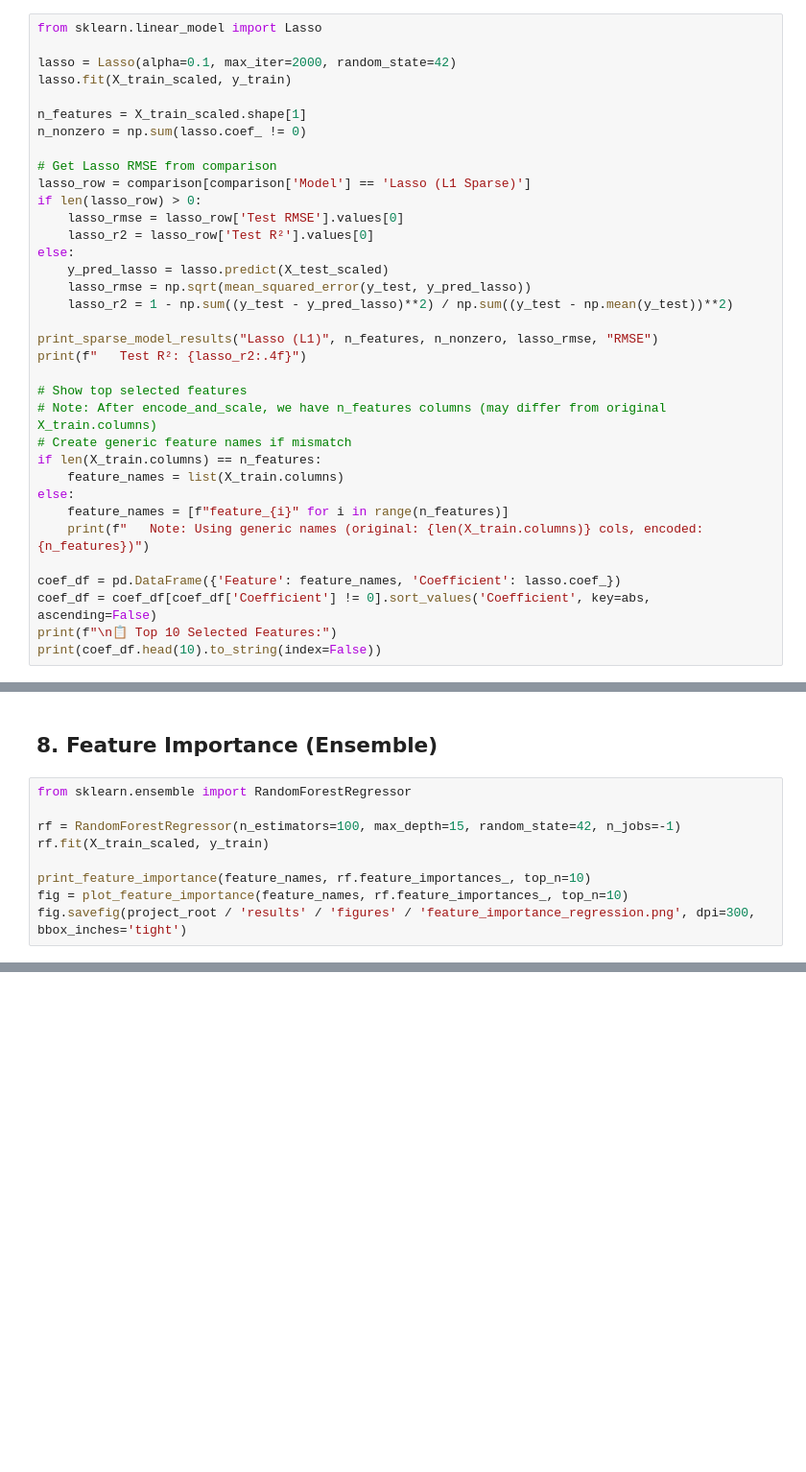
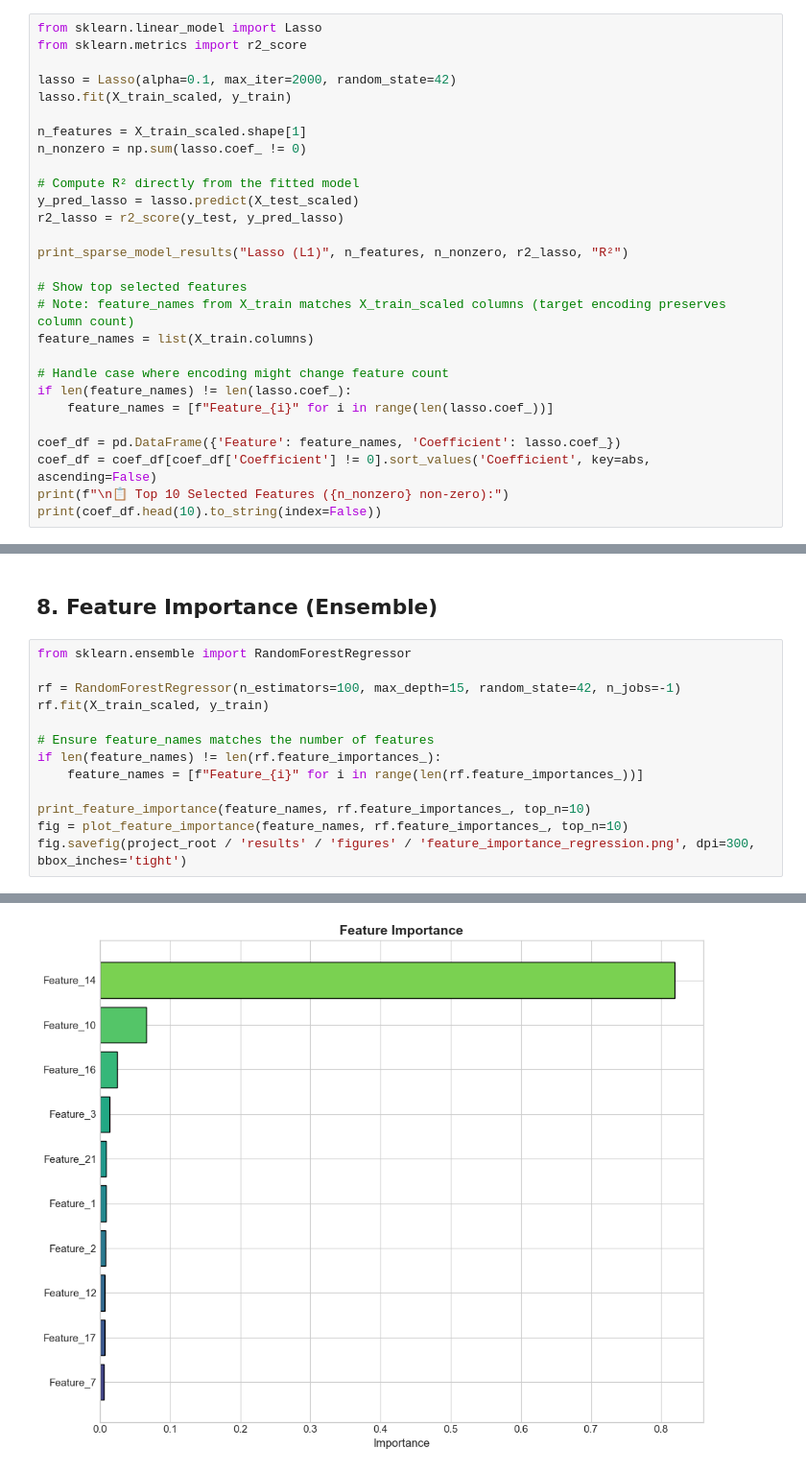
Before and after one commit to rezamirzaei/ABAX, a Jupyter notebook: notebooks/04_regression.ipynb, the cells around one changed output, grey strips where cells are left out. Shown: that part at 96% size. Saved outputs shown, nothing was run; the diff lists cells and outputs as text; blank space fills up the shorter version.

```diff
--- a/notebooks/04_regression.ipynb
+++ b/notebooks/04_regression.ipynb
@@ -242,6 +159,7 @@ fig = plot_model_comparison_detailed(
 Lasso performs automatic feature selection via L1 regularization.
 # %%
 from sklearn.linear_model import Lasso
+from sklearn.metrics import r2_score
 
 lasso = Lasso(alpha=0.1, max_iter=2000, random_state=42)
 lasso.fit(X_train_scaled, y_train)
@@ -249,29 +167,21 @@ lasso.fit(X_train_scaled, y_train)
 n_features = X_train_scaled.shape[1]
 n_nonzero = np.sum(lasso.coef_ != 0)
 
-# Get Lasso RMSE from comparison
-lasso_row = comparison[comparison['Model'] == 'Lasso (L1 Sparse)']
-if len(lasso_row) > 0:
-    lasso_rmse = lasso_row['Test RMSE'].values[0]
-    lasso_r2 = lasso_row['Test R²'].values[0]
-else:
-    y_pred_lasso = lasso.predict(X_test_scaled)
-    lasso_rmse = np.sqrt(mean_squared_error(y_test, y_pred_lasso))
-    lasso_r2 = 1 - np.sum((y_test - y_pred_lasso)**2) / np.sum((y_test - np.mean(y_test))**2)
+# Compute R² directly from the fitted model
+y_pred_lasso = lasso.predict(X_test_scaled)
+r2_lasso = r2_score(y_test, y_pred_lasso)
 
-print_sparse_model_results("Lasso (L1)", n_features, n_nonzero, lasso_rmse, "RMSE")
-print(f"   Test R²: {lasso_r2:.4f}")
+print_sparse_model_results("Lasso (L1)", n_features, n_nonzero, r2_lasso, "R²")
 
 # Show top selected features
-# Note: After encode_and_scale, we have n_features columns (may differ from original X_train.columns)
-# Create generic feature names if mismatch
-if len(X_train.columns) == n_features:
-    feature_names = list(X_train.columns)
-else:
-    feature_names = [f"feature_{i}" for i in range(n_features)]
-    print(f"   Note: Using generic names (original: {len(X_train.columns)} cols, encoded: {n_features})")
+# Note: feature_names from X_train matches X_train_scaled columns (target encoding preserves column count)
+feature_names = list(X_train.columns)
+
+# Handle case where encoding might change feature count
+if len(feature_names) != len(lasso.coef_):
+    feature_names = [f"Feature_{i}" for i in range(len(lasso.coef_))]
 
 coef_df = pd.DataFrame({'Feature': feature_names, 'Coefficient': lasso.coef_})
 coef_df = coef_df[coef_df['Coefficient'] != 0].sort_values('Coefficient', key=abs, ascending=False)
-print(f"\n📋 Top 10 Selected Features:")
+print(f"\n📋 Top 10 Selected Features ({n_nonzero} non-zero):")
 print(coef_df.head(10).to_string(index=False))
@@ -589,6 +305,11 @@ from sklearn.ensemble import RandomForestRegressor
 rf = RandomForestRegressor(n_estimators=100, max_depth=15, random_state=42, n_jobs=-1)
 rf.fit(X_train_scaled, y_train)
 
+# Ensure feature_names matches the number of features
+if len(feature_names) != len(rf.feature_importances_):
+    feature_names = [f"Feature_{i}" for i in range(len(rf.feature_importances_))]
+
 print_feature_importance(feature_names, rf.feature_importances_, top_n=10)
 fig = plot_feature_importance(feature_names, rf.feature_importances_, top_n=10)
 fig.savefig(project_root / 'results' / 'figures' / 'feature_importance_regression.png', dpi=300, bbox_inches='tight')
+# %% [output]
@@ -594,0 +328 @@ fig.savefig(project_root / 'results' / 'figures' / 'feature_importance_regressio
+[figure, added]
```
Also changed, not shown: parts of 30 cells of this notebook, 10 other files.
